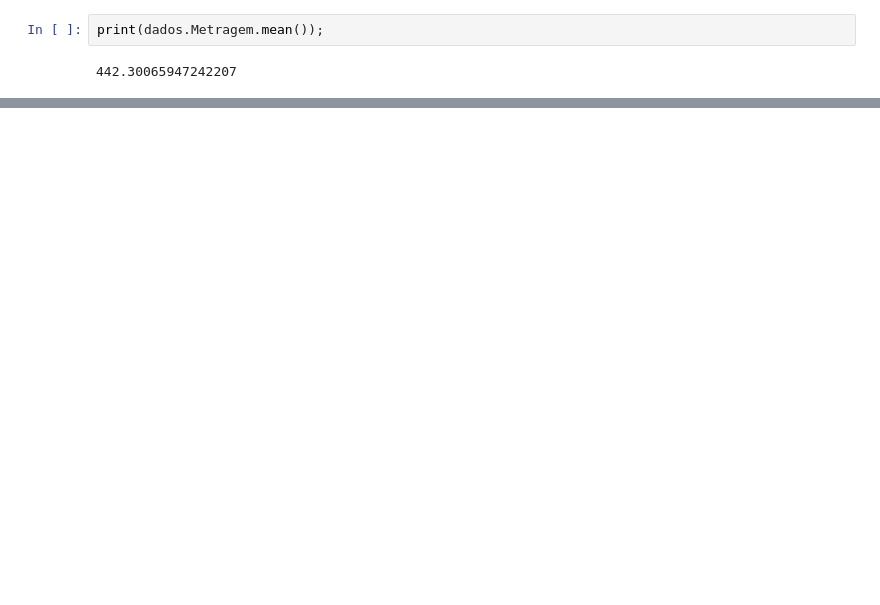
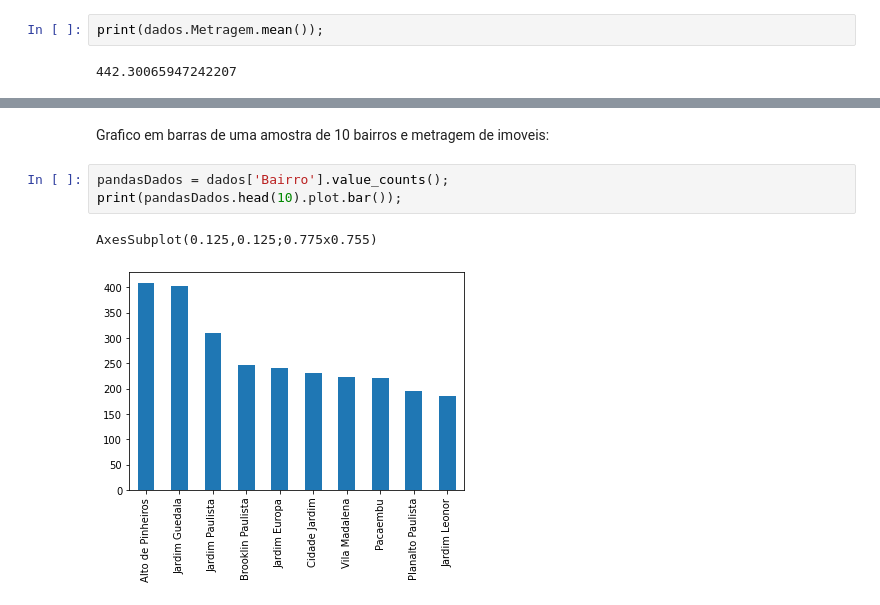
Before and after one commit to brunojustino888/pyhon-base-project, a Jupyter notebook: Analise_de_imóveis.ipynb, the cells around one changed output, grey strips where cells are left out. Cells and saved outputs as stored; diff of their text form; blank space fills up the shorter version.

Commit message:
Add comandos em python para o arquivo de analise de imoveis.

```diff
--- a/Analise_de_imóveis.ipynb
+++ b/Analise_de_imóveis.ipynb
@@ -85,0 +161,8 @@ print(dados.Metragem.mean());
+# %% [markdown]
+Grafico em barras de uma amostra de 10 bairros e metragem de  imoveis:
+# %%
+pandasDados = dados['Bairro'].value_counts();
+print(pandasDados.head(10).plot.bar());
+# %% [output]
+AxesSubplot(0.125,0.125;0.775x0.755)
+[figure, added]
```
Also changed, not shown: parts of 18 cells of this notebook.
